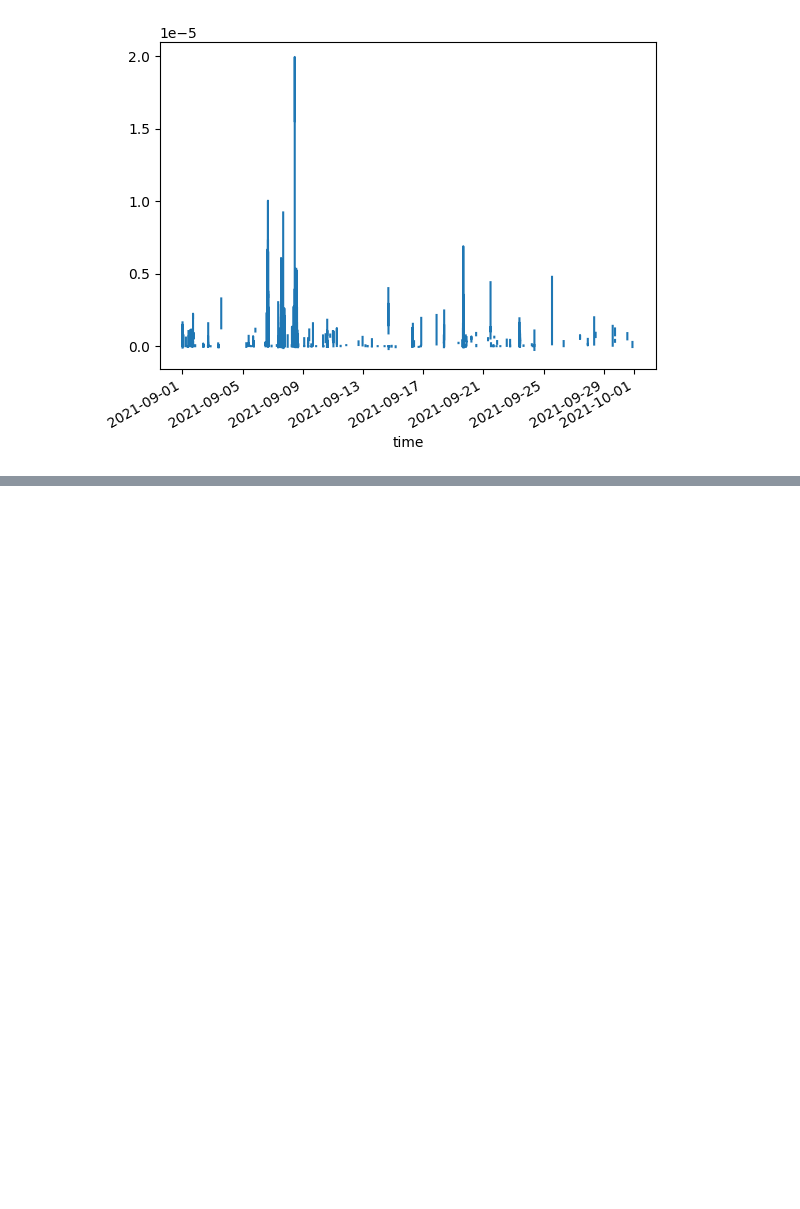
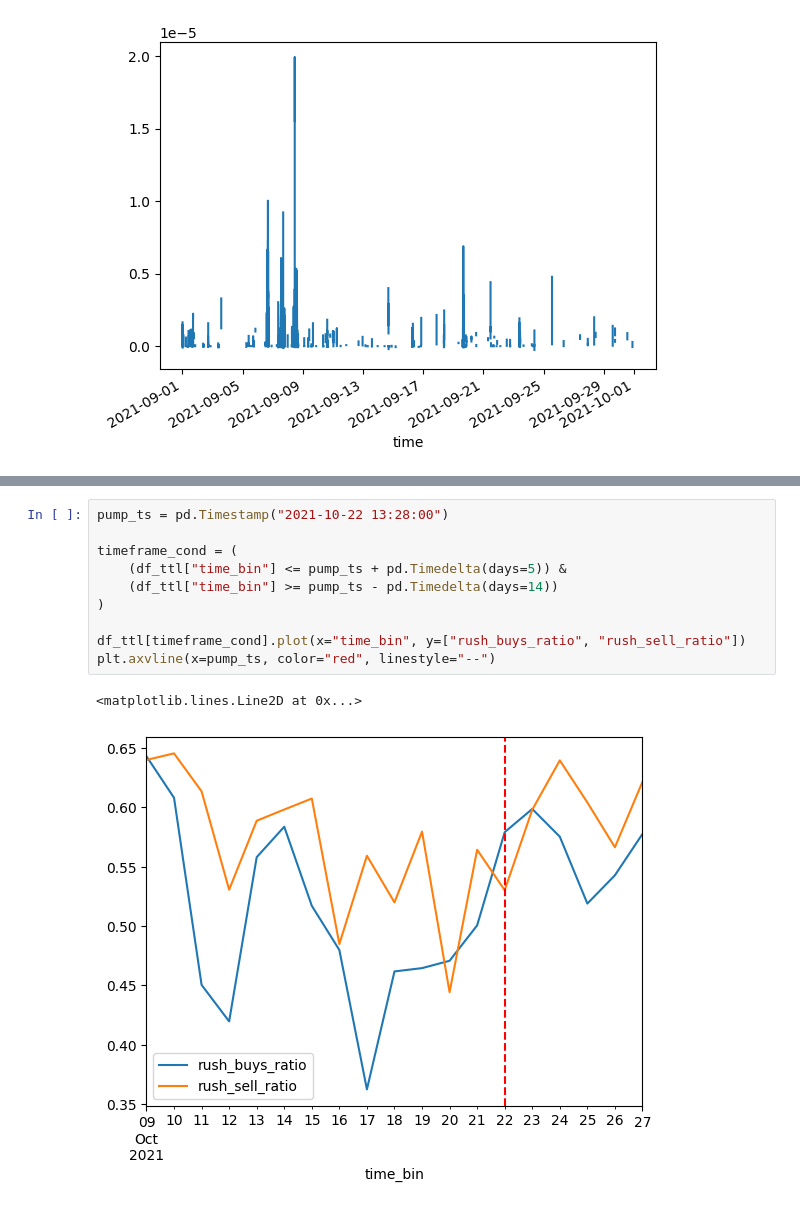
Before and after one commit to B0R0koko/pumps_and_dumps, a Jupyter notebook: misc/main.ipynb, the cells around one changed output, grey strips where cells are left out. Cells and saved outputs as stored; diff of their text form; blank space fills up the shorter version.

```diff
--- a/misc/main.ipynb
+++ b/misc/main.ipynb
@@ -68,0 +133,13 @@ df_vol = df_vol.fillna(0)
+# %%
+pump_ts = pd.Timestamp("2021-10-22 13:28:00")
+
+timeframe_cond = (
+    (df_ttl["time_bin"] <= pump_ts + pd.Timedelta(days=5)) &
+    (df_ttl["time_bin"] >= pump_ts - pd.Timedelta(days=14))
+)
+
+df_ttl[timeframe_cond].plot(x="time_bin", y=["rush_buys_ratio", "rush_sell_ratio"])
+plt.axvline(x=pump_ts, color="red", linestyle="--")
+# %% [output]
+<matplotlib.lines.Line2D at 0x...>
+[figure, added]
```
Also changed, not shown: parts of 15 cells of this notebook, 3 other files.
